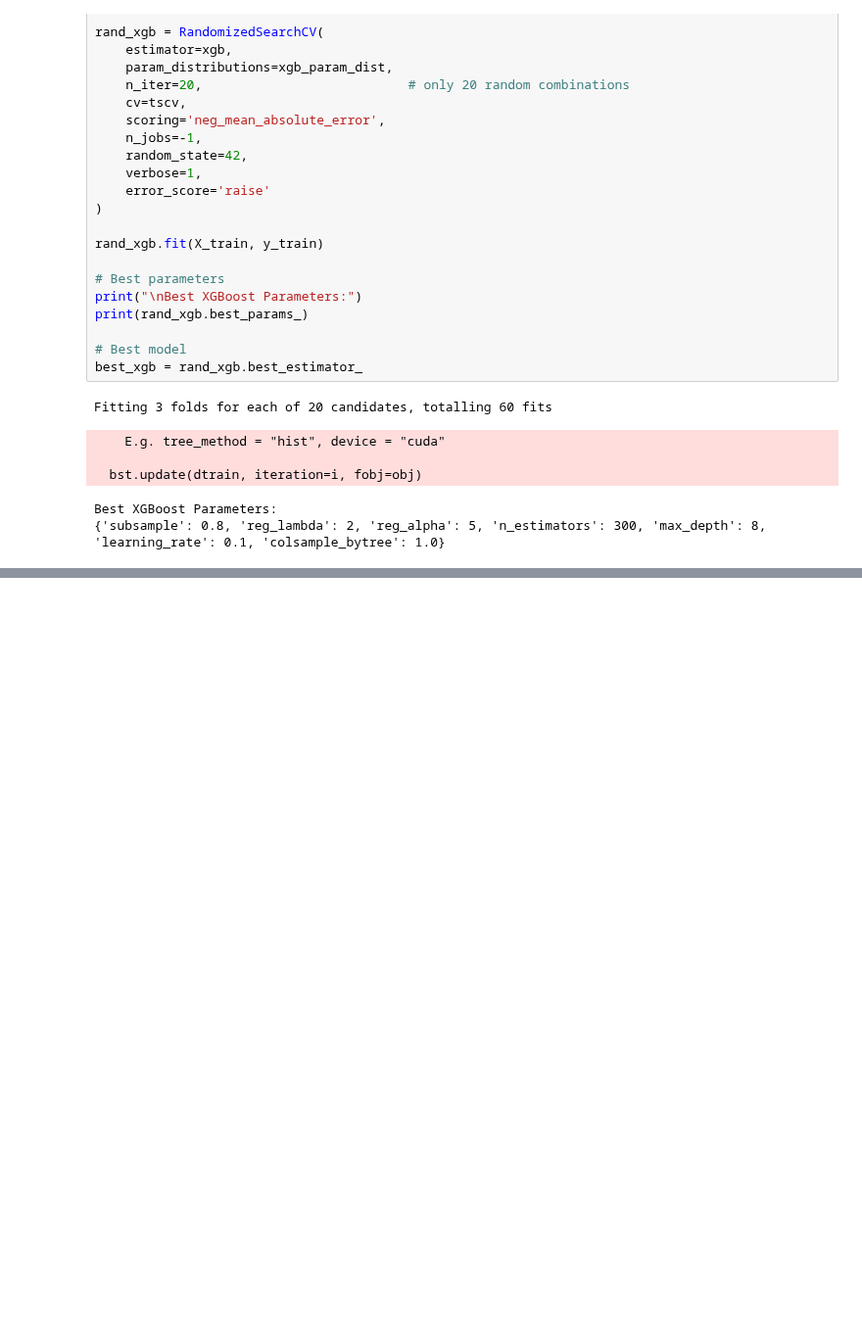
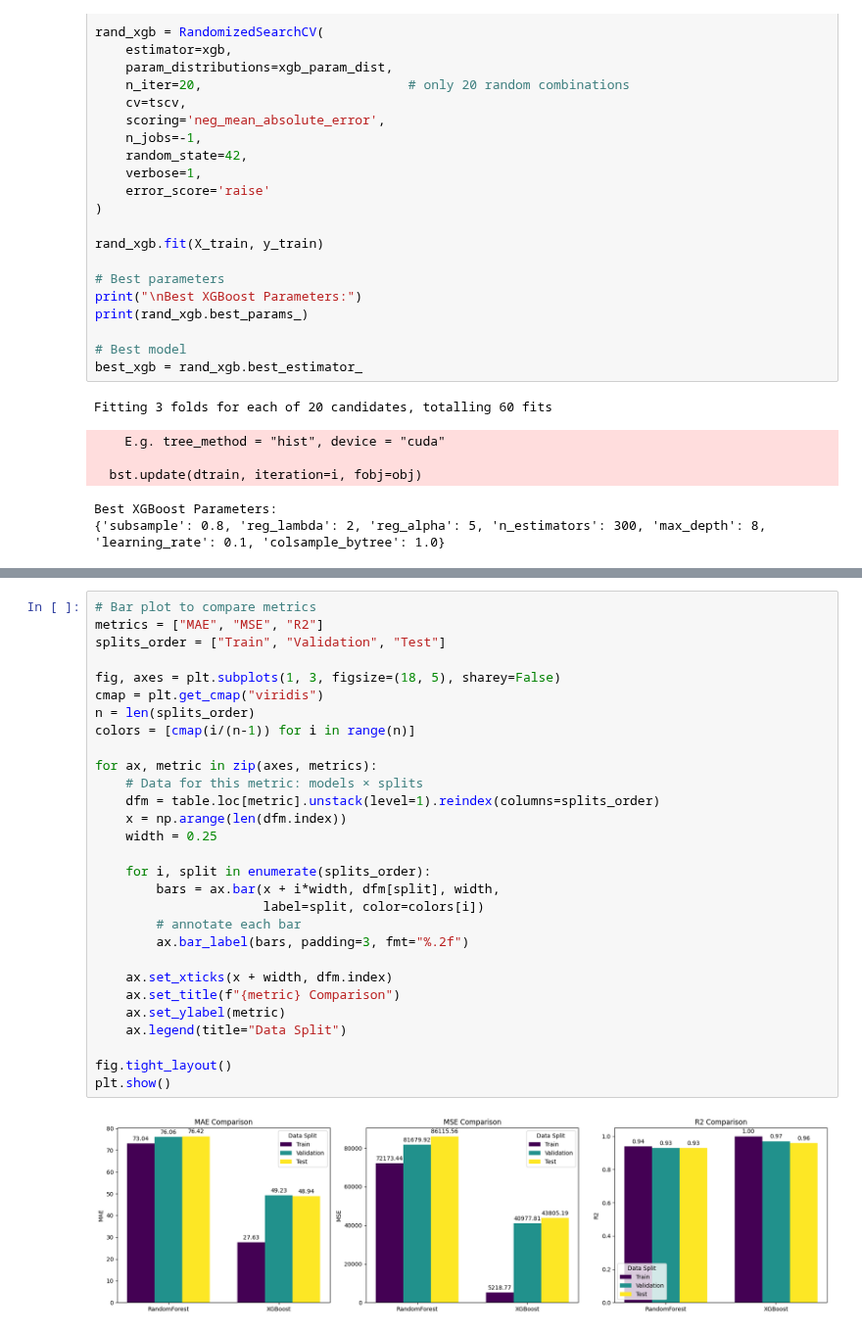
Before and after one commit to gregloos/Store-Sales-Forecasting, a Jupyter notebook: Compeleted_model.ipynb, the cells around one changed output, grey strips where cells are left out. Shown at 98% size. Saved outputs shown, nothing was run; the diff lists cells and outputs as text; blank space fills up the shorter version.

Commit message:
finished the model

```diff
--- a/Compeleted_model.ipynb
+++ b/Compeleted_model.ipynb
@@ -190,0 +288,31 @@ Best XGBoost Parameters:
+# %%
+# Bar plot to compare metrics
+metrics = ["MAE", "MSE", "R2"]
+splits_order = ["Train", "Validation", "Test"]
+
+fig, axes = plt.subplots(1, 3, figsize=(18, 5), sharey=False)
+cmap = plt.get_cmap("viridis")
+n = len(splits_order)
+colors = [cmap(i/(n-1)) for i in range(n)]
+
+for ax, metric in zip(axes, metrics):
+    # Data for this metric: models × splits
+    dfm = table.loc[metric].unstack(level=1).reindex(columns=splits_order)
+    x = np.arange(len(dfm.index))
+    width = 0.25
+
+    for i, split in enumerate(splits_order):
+        bars = ax.bar(x + i*width, dfm[split], width,
+                      label=split, color=colors[i])
+        # annotate each bar
+        ax.bar_label(bars, padding=3, fmt="%.2f")
+
+    ax.set_xticks(x + width, dfm.index)
+    ax.set_title(f"{metric} Comparison")
+    ax.set_ylabel(metric)
+    ax.legend(title="Data Split")
+
+fig.tight_layout()
+plt.show()
+# %% [output]
+[figure, added]
```
Also changed, not shown: parts of 4 cells of this notebook.
